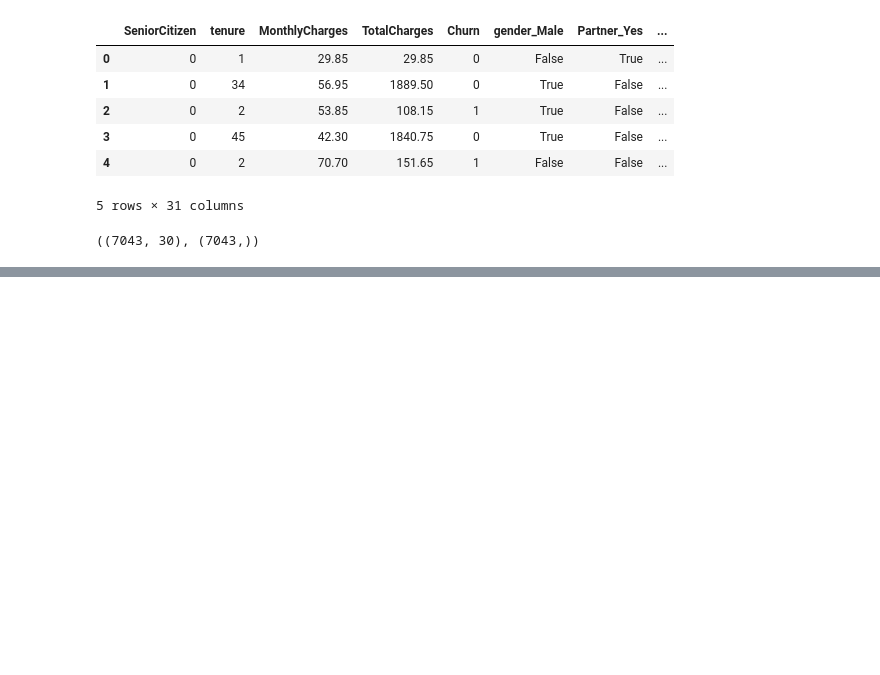
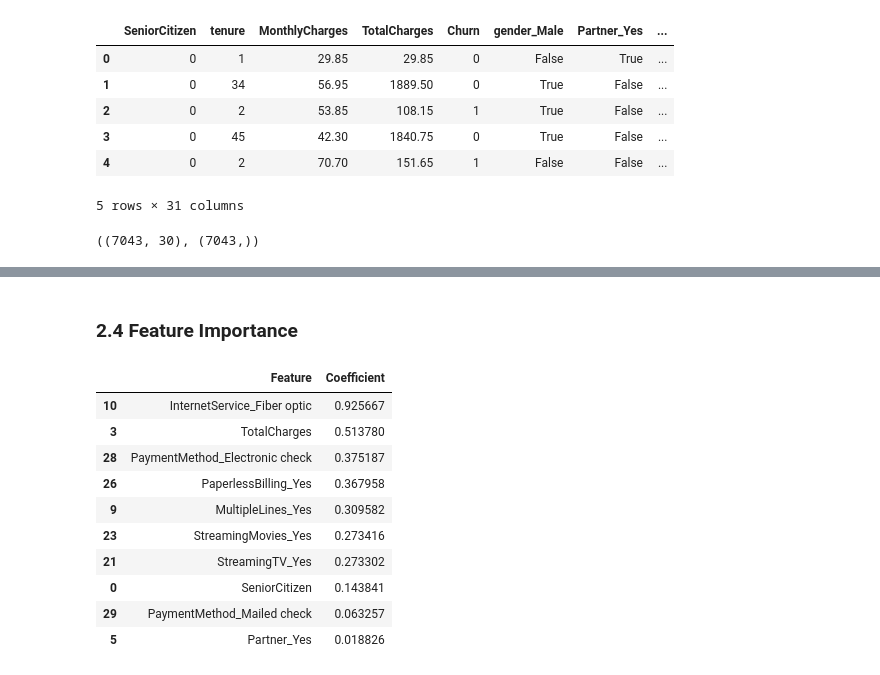
Before and after one commit to berfinerk/telco-customer-churn-analysis, a Jupyter notebook: notebooks/02_modeling.ipynb, the cells around one changed output, grey strips where cells are left out. Saved outputs shown, nothing was run; the diff lists cells and outputs as text; code cells hidden in the pictures; blank space fills up the shorter version.

```diff
--- a/notebooks/02_modeling.ipynb
+++ b/notebooks/02_modeling.ipynb
@@ -122,0 +196,20 @@ X_test[num_cols] = scaler.transform(X_test[num_cols])
+# %% [markdown]
+### 2.4 Feature Importance
+# %%
+coef_df = pd.DataFrame({
+    "Feature": X_train.columns,
+    "Coefficient": log_model.coef_[0]
+}).sort_values(by="Coefficient",ascending=False)
+coef_df.head(10)
+# %% [output]
+|  | Feature | Coefficient |
+| 10 | InternetService_Fiber optic | 0.925667 |
+| 3 | TotalCharges | 0.513780 |
+| 28 | PaymentMethod_Electronic check | 0.375187 |
+| 26 | PaperlessBilling_Yes | 0.367958 |
+| 9 | MultipleLines_Yes | 0.309582 |
+| 23 | StreamingMovies_Yes | 0.273416 |
+| 21 | StreamingTV_Yes | 0.273302 |
+| 0 | SeniorCitizen | 0.143841 |
+| 29 | PaymentMethod_Mailed check | 0.063257 |
+| 5 | Partner_Yes | 0.018826 |
```
Also changed, not shown: parts of 14 cells of this notebook.
